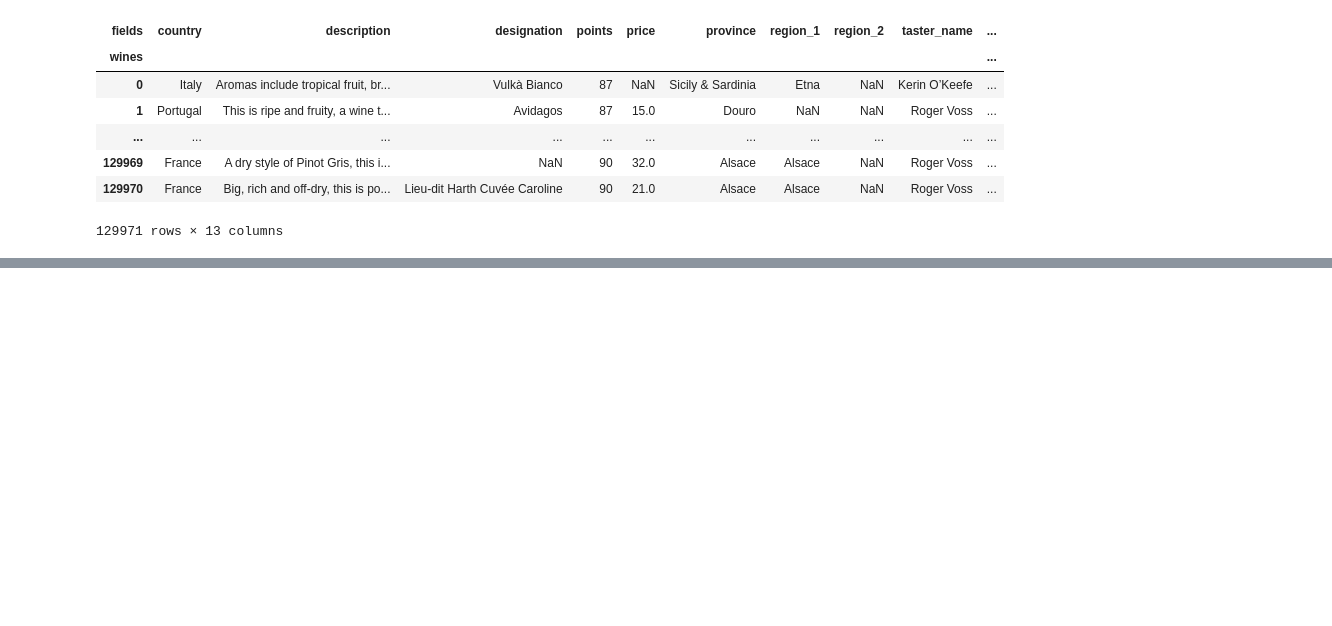
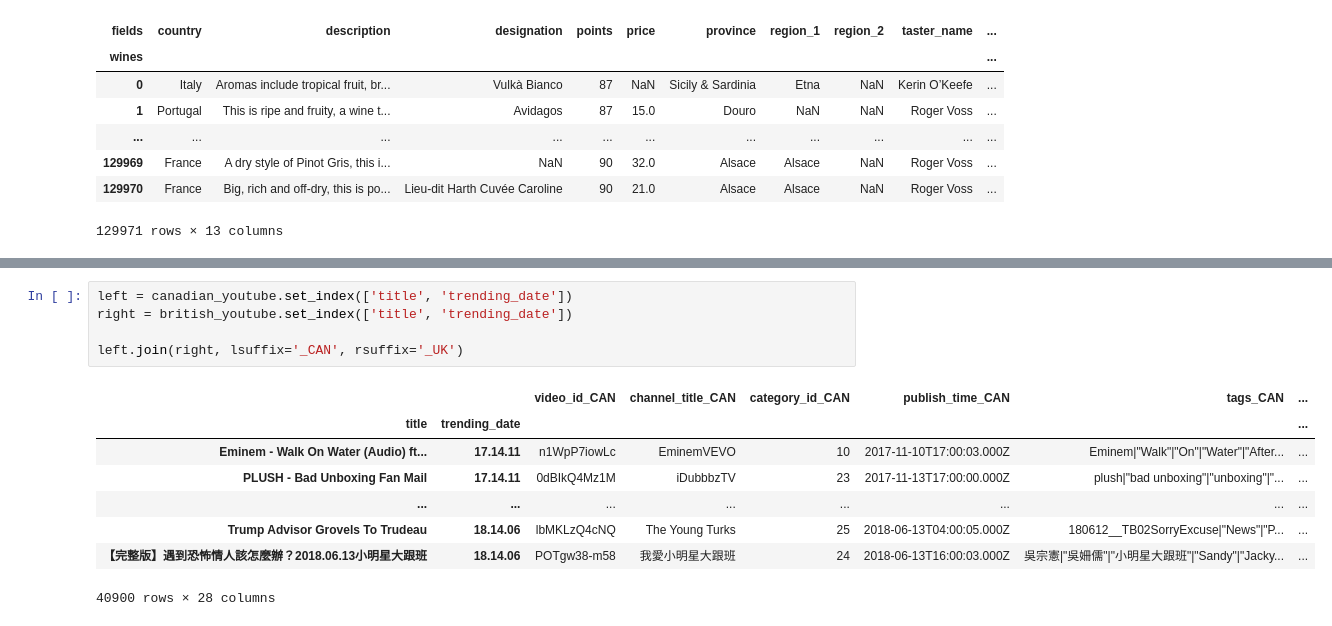
Before and after one commit to GTD2101-ACD-GB-AD24/03-pandas-ricardo-qm, a Jupyter notebook: 06. RenComb.ipynb, the cells around one changed output, grey strips where cells are left out. Saved outputs shown, nothing was run; the diff lists cells and outputs as text; blank space fills up the shorter version.

```diff
--- a/06. RenComb.ipynb
+++ b/06. RenComb.ipynb
@@ -59,0 +73,14 @@ reviews.rename_axis("wines", axis='rows').rename_axis("fields", axis='columns')
+# %%
+left = canadian_youtube.set_index(['title', 'trending_date'])
+right = british_youtube.set_index(['title', 'trending_date'])
+
+left.join(right, lsuffix='_CAN', rsuffix='_UK')
+# %% [output]
+|  |  | video_id_CAN | channel_title_CAN | category_id_CAN | publish_time_CAN | tags_CAN | ... |
+| title | trending_date |  |  |  |  |  | ... |
+| Eminem - Walk On Water (Audio) ft... | 17.14.11 | n1WpP7iowLc | EminemVEVO | 10 | 2017-11-10T17:00:03.000Z | Eminem|"Walk"|"On"|"Water"|"After... | ... |
+| PLUSH - Bad Unboxing Fan Mail | 17.14.11 | 0dBIkQ4Mz1M | iDubbbzTV | 23 | 2017-11-13T17:00:00.000Z | plush|"bad unboxing"|"unboxing"|"... | ... |
+| ... | ... | ... | ... | ... | ... | ... | ... |
+| Trump Advisor Grovels To Trudeau | 18.14.06 | lbMKLzQ4cNQ | The Young Turks | 25 | 2018-06-13T04:00:05.000Z | 180612__TB02SorryExcuse|"News"|"P... | ... |
+| 【完整版】遇到恐怖情人該怎麼辦？2018.06.13小明星大跟班 | 18.14.06 | POTgw38-m58 | 我愛小明星大跟班 | 24 | 2018-06-13T16:00:03.000Z | 吳宗憲|"吳姍儒"|"小明星大跟班"|"Sandy"|"Jacky... | ... |
+40900 rows × 28 columns
```
Also changed, not shown: parts of 1 cell of this notebook.
